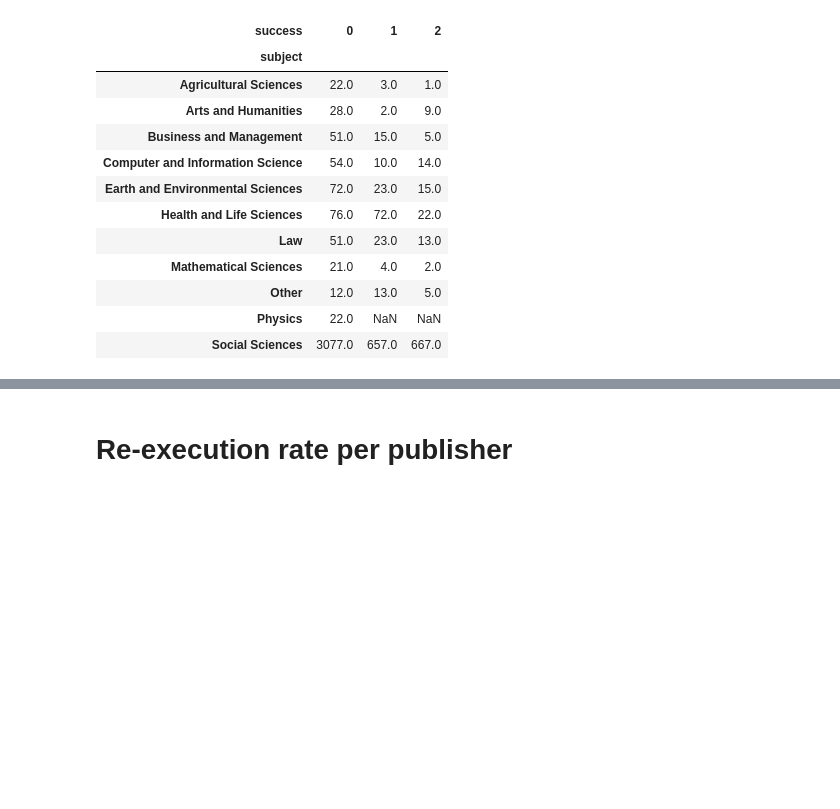
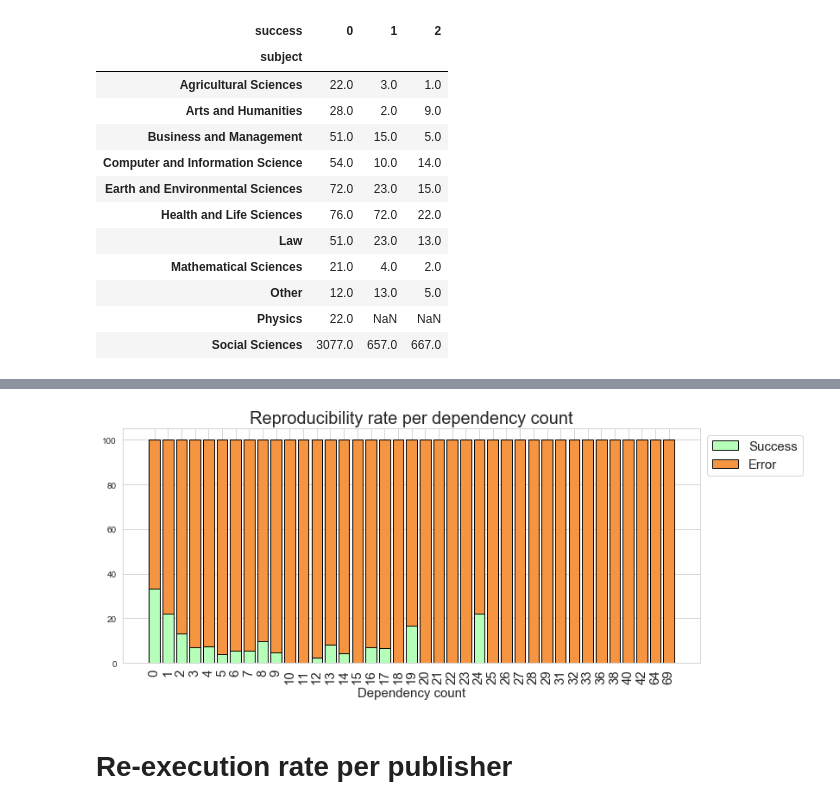
Before and after one commit to atrisovic/dataverse-r-study, a Jupyter notebook: analysis/exe-stats.ipynb, the cells around one changed output, grey strips where cells are left out. Cells and saved outputs as stored; diff of their text form; code cells hidden in the pictures; blank space fills up the shorter version.

```diff
--- a/analysis/exe-stats.ipynb
+++ b/analysis/exe-stats.ipynb
@@ -520,0 +581,6 @@ plt.show()
+# %%
+nmerge['dep_no_number']=pd.to_numeric(nmerge['dep_no'])
+# %%
+temp = nmerge.groupby(
+    ['success', 'dep_no_number']).size().reset_index().pivot(columns='success', index='dep_no_number', values=0)
+temp
@@ -520,0 +606,11 @@ plt.show()
+# %%
+temp.fillna(0.0, inplace=True)
+temp['total'] = [i+j for i,j in zip(temp[1],temp[0])]
+#temp['total'] = [i+j for i,j in zip(temp[2],temp['total'])]
+
+temp['s'] = [i / j * 100 for i,j in zip(temp[1], temp['total'])]
+temp['f'] = [i / j * 100 for i,j in zip(temp[0], temp['total'])]
+#temp['t'] = [i / j * 100 for i,j in zip(temp[2], temp['total'])]
+
+#temp = temp.sort_values(by=temp.index, ascending=False).head(11)
+temp
@@ -521,3 +636,44 @@ plt.show()
+# %%
+names = list(temp.index)
+r= range(0,len(temp['s']))
+# %%
+plt.figure(figsize=(12,5))
+
+plt.bar(r, temp['s'], color='#b5ffb9', edgecolor='black', width=barWidth, label="Success")
+#plt.bar(r, temp['t'], bottom=temp['s'], color='#fFF842', edgecolor='black', width=barWidth, label="TLE")
+plt.bar(r, temp['f'], bottom=temp['s'], color='#f59542', edgecolor='black', width=barWidth, label="Error")
+
+plt.xticks(r, names, rotation=90, fontsize=15)
+plt.xlabel("Dependency count", size=15)
+
+plt.legend(loc='upper left', bbox_to_anchor=(1,1), ncol=1,prop={'size': 15})
+
+temp['year'] = temp.index
+#temp['names'] =temp['names'].apply(fix_name)
+temp = temp.reset_index(drop=True)
+
+temp.s = temp.s.round(1)
+temp.total = temp.total.astype(int)
+
+#for i, rows in temp.iterrows():
+#    if rows["s"]<=0:
+#        plt.annotate(
+#            str(rows["s"])+"%", xy=(i-0.3, rows["s"]+10), rotation=0, color="black", size=12, weight='bold')
+#        plt.annotate(
+#            "("+str(int(rows["total"]))+")", xy=(i-0.3, rows["s"]+2), rotation=0, color="black", size=12)
+#    else:
+#        plt.annotate(
+#            str(rows["s"])+"%", xy=(i-0.3, rows["s"]+2), rotation=0, color="black", size=12, weight='bold')
+#        plt.annotate(
+#            "("+str(int(rows["total"]))+")", xy=(i-0.3, rows["s"]-6), rotation=0, color="black", size=12)
+
+
+plt.title("Reproducibility rate per dependency count", size=20)
+
+plt.savefig("plots/exe_dep_no.png", bbox_inches = "tight")
+plt.show()
+# %% [output]
+[figure, added]
 # %% [markdown]
 # Re-execution rate per publisher
 # %%
```
Also changed, not shown: parts of 13 cells of this notebook, 2 other files.
